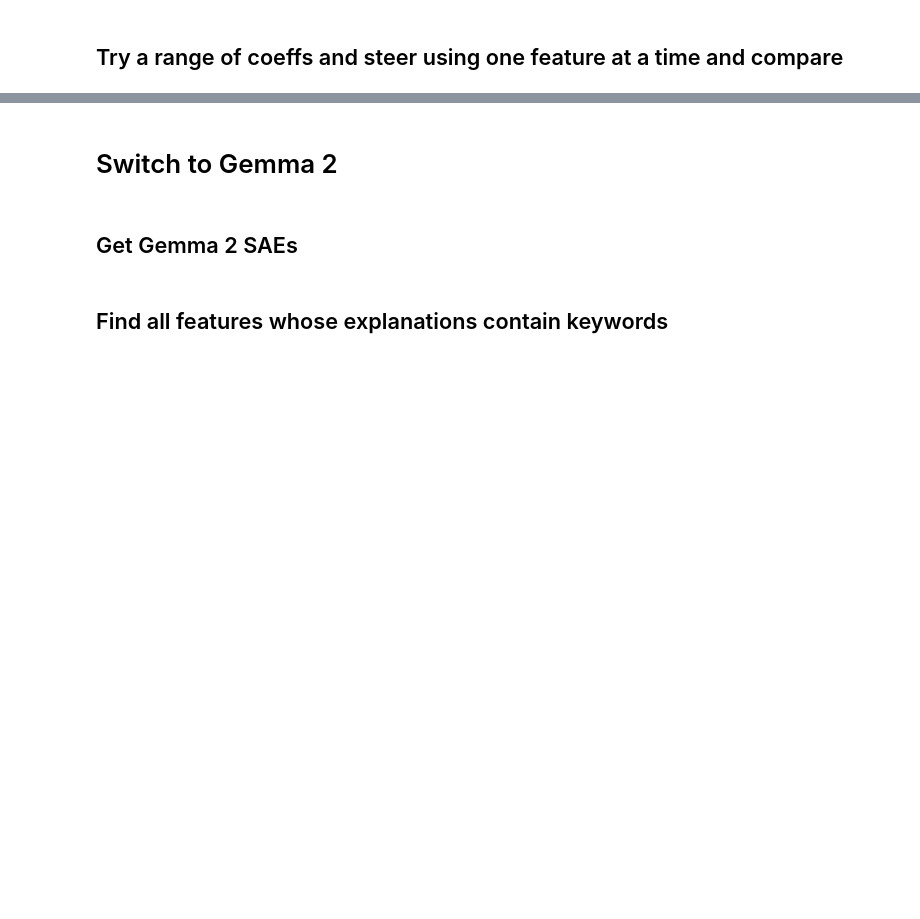
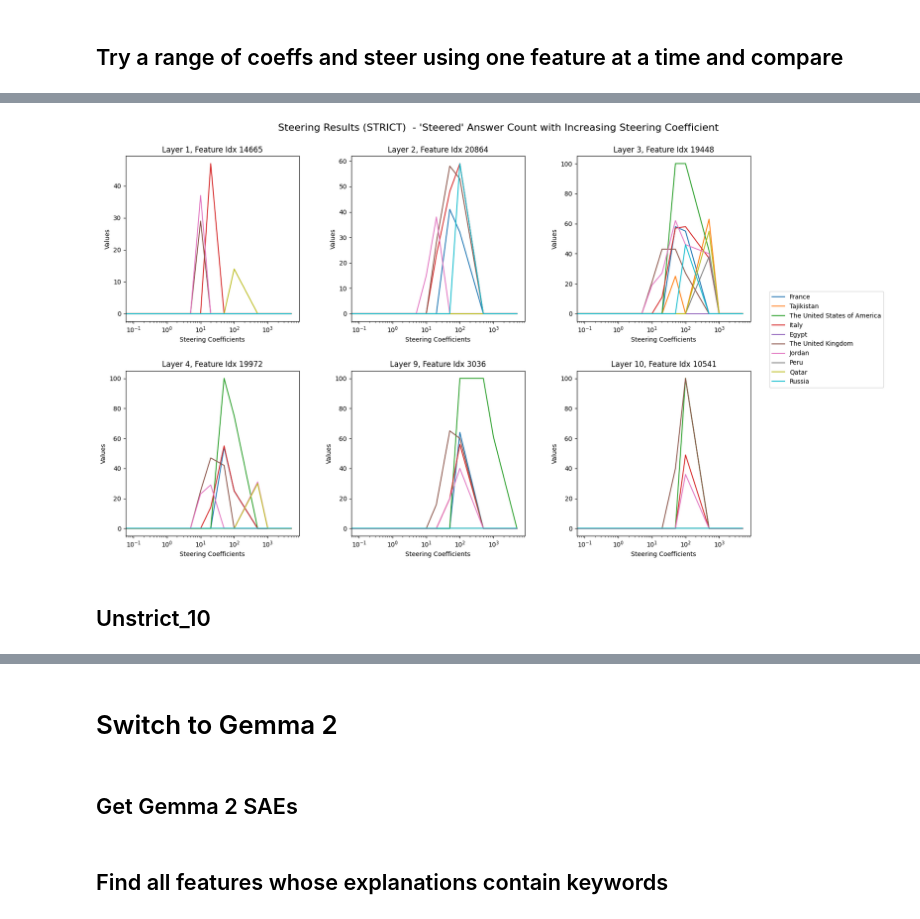
Before and after one commit to Matthew-Jennings/mats-winter-2024, a Jupyter notebook: application/application.ipynb, the cells around one changed output, grey strips where cells are left out. Cells and saved outputs as stored; diff of their text form; code cells hidden in the pictures; blank space fills up the shorter version.

```diff
--- a/application/application.ipynb
+++ b/application/application.ipynb
@@ -480,0 +495,28 @@ The White House is located in a country called the Adelaide and, for.
+# %%
+# fmt: off
+landmark_country_pairs = [
+    ["The Eiffel Tower"         , "France"], # The unsteered model answers 'Switzerland' approx. 50% of the time
+    ["The Taj Mahal"            , "Tajikistan"], # Actually, India I think, but model baseline is this
+    ["The Statue of Liberty"    , "The United States of America"],
+    ["The Colosseum"            , "Italy"],
+    ["The Great Pyramid of Giza", "Egypt"],
+    ["Stonehenge"               , "The United Kingdom"], # Gives better results than England
+    ["Petra"                    , "Jordan"],
+    ["Macchu Picchu"            , "Peru"],
+    ["Burj Khalifa"             , "Qatar"], # Actually The United Arab Emirates
+    ["The Kremlin"              , "Russia"],
+]
+# fmt: on
+for i, (landmark, country) in enumerate(landmark_country_pairs):
+    prompt = f"{landmark} is located in a country called"
+    res = generate_multi_layer(
+        prompt=prompt,
+        model=gpt2_small,
+        steering_vectors_positions_by_layer=steering_vectors_positions_by_layer,
+        steering_on=False,
+        coeff=50,
+        num_responses=10,
+        sampling_kwargs=sampling_kwargs,
+        max_new_tokens=10,
+    )
+    print_res_str(res, gpt2_small)
@@ -836,0 +1028,14 @@ create_steering_plot(
+# %%
+create_steering_plot(
+    counts=steering_counts_all,
+    steering_coeffs=coeffs,
+    suptitle="Steering Results (STRICT)  - 'Steered' Answer Count with Increasing Steering Coefficient",
+    subplot_titles=[
+        f"Layer {k}, Feature Idx {svp['idx']}"
+        for k, svp in steering_vectors_positions_by_layer.items()
+    ],
+)
+# %% [output]
+[figure, added]
+# %% [markdown]
+## Unstrict_10
```
Also changed, not shown: parts of 28 cells of this notebook.
